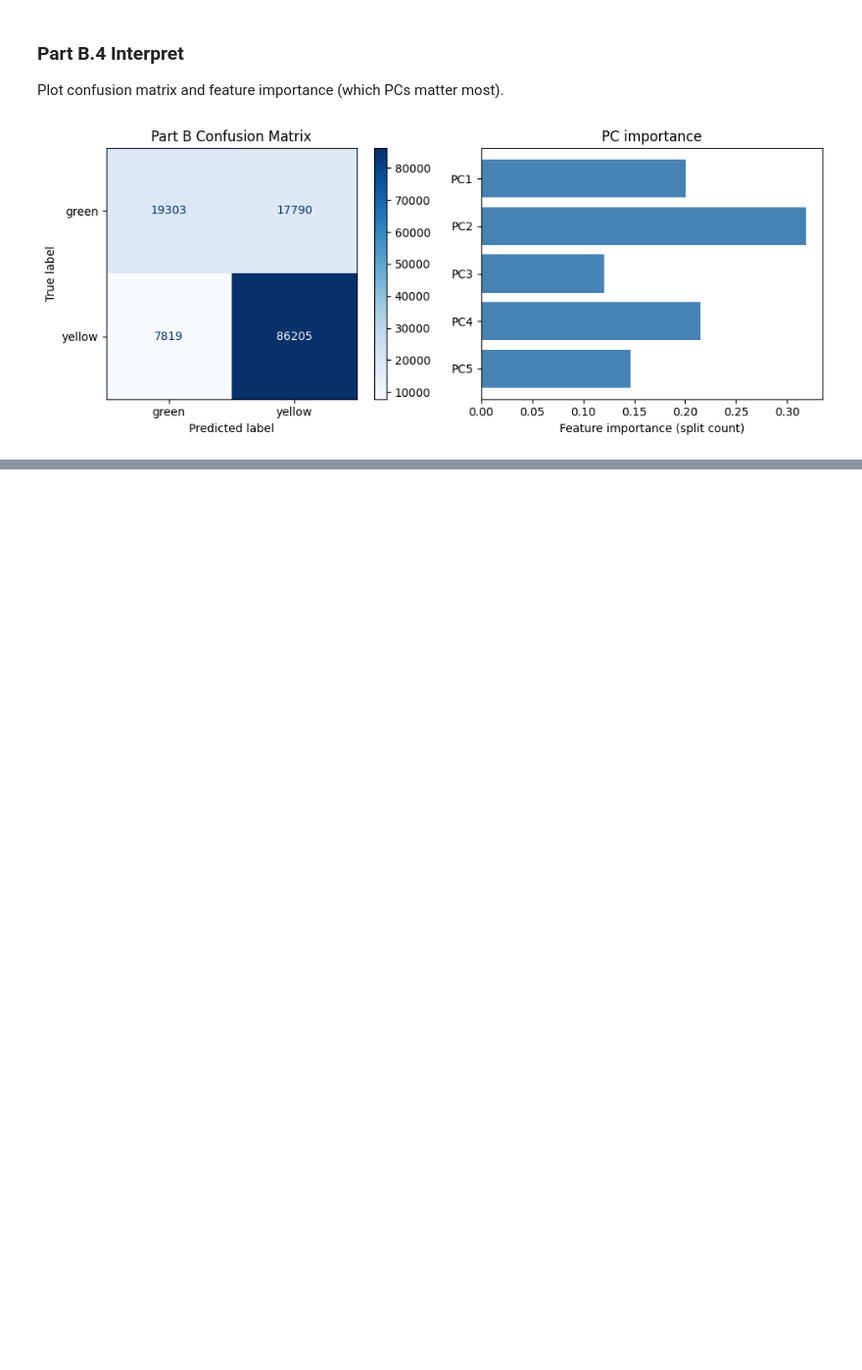
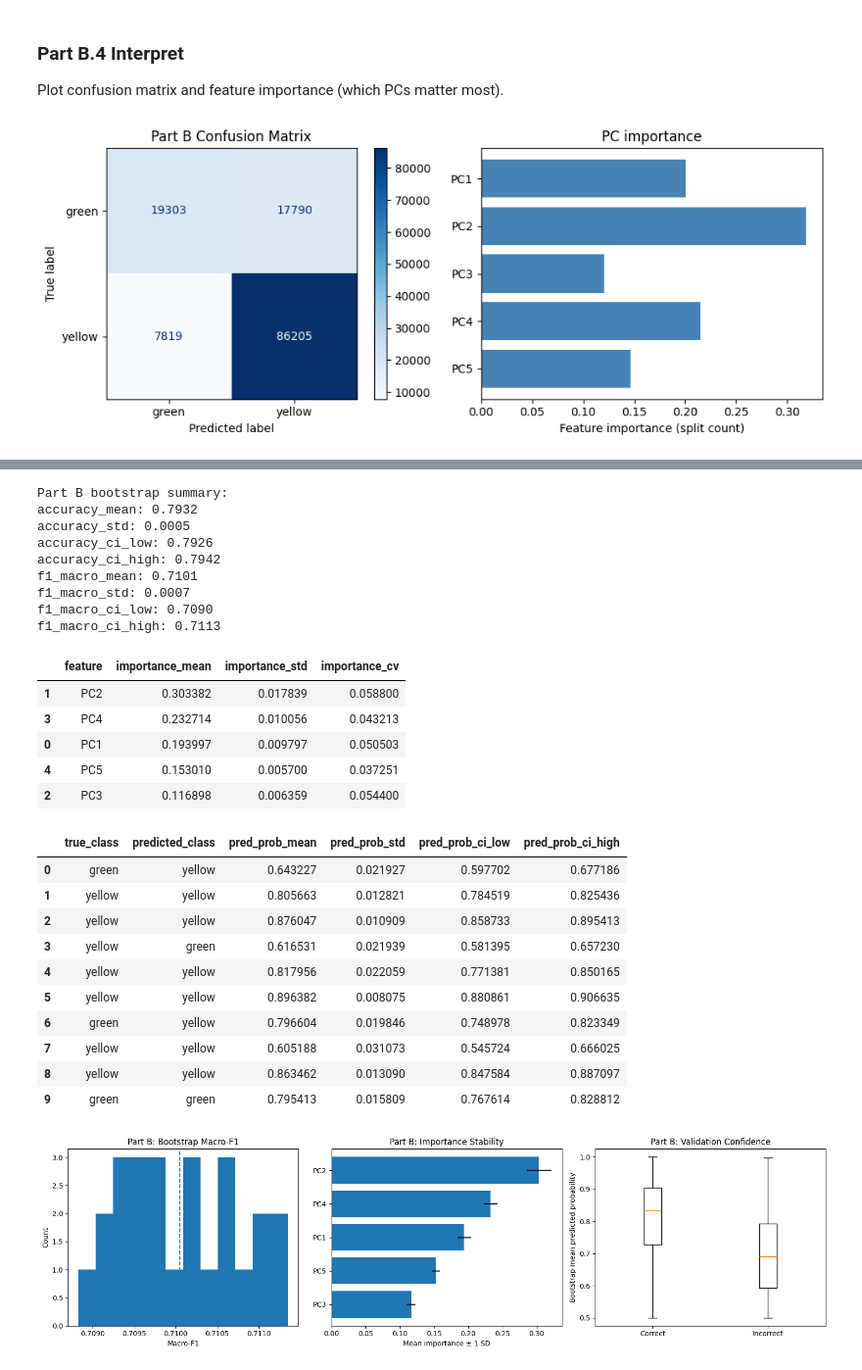
Before and after one commit to TangyKiwi/DSC-291-AWS, a Jupyter notebook: boost/boost.ipynb, the cells around one changed output, grey strips where cells are left out. Shown at 98% size. Cells and saved outputs as stored; diff of their text form; code cells hidden in the pictures; blank space fills up the shorter version.

```diff
--- a/boost/boost.ipynb
+++ b/boost/boost.ipynb
@@ -374,0 +587,48 @@ plt.show()
+# %%
+part_b_boot = bootstrap_xgb_stability(
+    X_train=X_train_b,
+    y_train=y_train_b,
+    X_val=X_val_b,
+    y_val=y_val_b,
+    feature_names=PC_COLS,
+    class_names=class_names_b,
+    n_boot=BOOTSTRAP_ITERS,
+    seed=RANDOM_SEED,
+)
+
+print("Part B bootstrap summary:")
+for k, v in part_b_boot["summary"].items():
+    print(f"{k}: {v:.4f}")
+
+display(part_b_boot["importance_summary"])
+display(part_b_boot["prediction_confidence"].head(10))
+
+plot_bootstrap_results("Part B", part_b_boot)
+# %% [output]
+Part B bootstrap summary:
+accuracy_mean: 0.7932
+accuracy_std: 0.0005
+accuracy_ci_low: 0.7926
+accuracy_ci_high: 0.7942
+f1_macro_mean: 0.7101
+f1_macro_std: 0.0007
+f1_macro_ci_low: 0.7090
+f1_macro_ci_high: 0.7113
+|  | feature | importance_mean | importance_std | importance_cv |
+| 1 | PC2 | 0.303382 | 0.017839 | 0.058800 |
+| 3 | PC4 | 0.232714 | 0.010056 | 0.043213 |
+| 0 | PC1 | 0.193997 | 0.009797 | 0.050503 |
+| 4 | PC5 | 0.153010 | 0.005700 | 0.037251 |
+| 2 | PC3 | 0.116898 | 0.006359 | 0.054400 |
+|  | true_class | predicted_class | pred_prob_mean | pred_prob_std | pred_prob_ci_low | pred_prob_ci_high |
+| 0 | green | yellow | 0.643227 | 0.021927 | 0.597702 | 0.677186 |
+| 1 | yellow | yellow | 0.805663 | 0.012821 | 0.784519 | 0.825436 |
+| 2 | yellow | yellow | 0.876047 | 0.010909 | 0.858733 | 0.895413 |
+| 3 | yellow | green | 0.616531 | 0.021939 | 0.581395 | 0.657230 |
+| 4 | yellow | yellow | 0.817956 | 0.022059 | 0.771381 | 0.850165 |
+| 5 | yellow | yellow | 0.896382 | 0.008075 | 0.880861 | 0.906635 |
+| 6 | green | yellow | 0.796604 | 0.019846 | 0.748978 | 0.823349 |
+| 7 | yellow | yellow | 0.605188 | 0.031073 | 0.545724 | 0.666025 |
+| 8 | yellow | yellow | 0.863462 | 0.013090 | 0.847584 | 0.887097 |
+| 9 | green | green | 0.795413 | 0.015809 | 0.767614 | 0.828812 |
+[figure, added]
```
Also changed, not shown: parts of 7 cells of this notebook.
